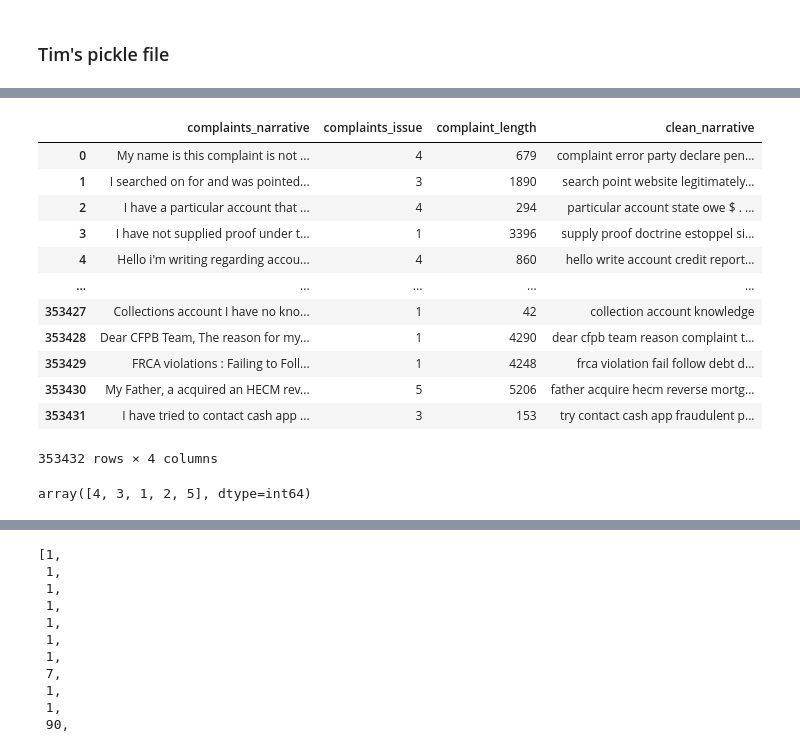
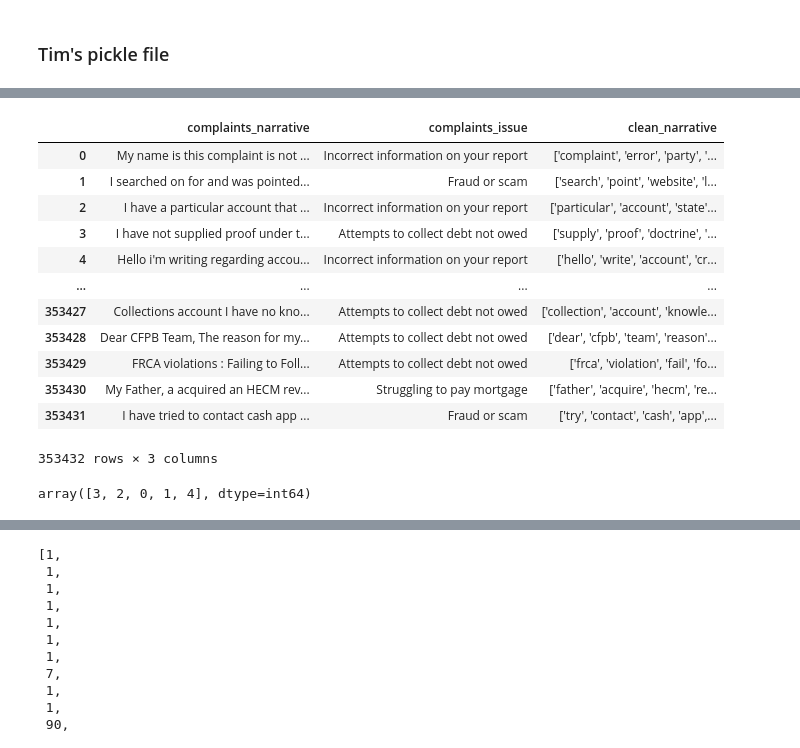
Before and after one commit to nss-data-science-cohort-6/cfpb_text_classification-gambinos, a Jupyter notebook: complaints_classification.ipynb, the cells around one changed output, grey strips where cells are left out. Drawn from its saved outputs; the diff is of its cells as text; code cells hidden in the pictures.

```diff
--- a/complaints_classification.ipynb
+++ b/complaints_classification.ipynb
@@ -152,19 +128,21 @@ complaints_proc = pd.read_csv('complaints_proc.csv')
+# %%
+complaints_proc_b = pd.read_csv('complaints_procb.csv')
 # %%
-complaints_proc
+complaints_proc_b
 # %% [output]
-|  | complaints_narrative | complaints_issue | complaint_length | clean_narrative |
-| 0 | My name is this complaint is not ... | 4 | 679 | complaint error party declare pen... |
-| 1 | I searched on for and was pointed... | 3 | 1890 | search point website legitimately... |
-| 2 | I have a particular account that ... | 4 | 294 | particular account state owe $ . ... |
-| 3 | I have not supplied proof under t... | 1 | 3396 | supply proof doctrine estoppel si... |
-| 4 | Hello i'm writing regarding accou... | 4 | 860 | hello write account credit report... |
-| ... | ... | ... | ... | ... |
-| 353427 | Collections account I have no kno... | 1 | 42 | collection account knowledge |
-| 353428 | Dear CFPB Team, The reason for my... | 1 | 4290 | dear cfpb team reason complaint t... |
-| 353429 | FRCA violations : Failing to Foll... | 1 | 4248 | frca violation fail follow debt d... |
-| 353430 | My Father, a acquired an HECM rev... | 5 | 5206 | father acquire hecm reverse mortg... |
-| 353431 | I have tried to contact cash app ... | 3 | 153 | try contact cash app fraudulent p... |
+|  | complaints_narrative | complaints_issue | clean_narrative |
+| 0 | My name is this complaint is not ... | Incorrect information on your report | ['complaint', 'error', 'party', '... |
+| 1 | I searched on for and was pointed... | Fraud or scam | ['search', 'point', 'website', 'l... |
+| 2 | I have a particular account that ... | Incorrect information on your report | ['particular', 'account', 'state'... |
+| 3 | I have not supplied proof under t... | Attempts to collect debt not owed | ['supply', 'proof', 'doctrine', '... |
+| 4 | Hello i'm writing regarding accou... | Incorrect information on your report | ['hello', 'write', 'account', 'cr... |
+| ... | ... | ... | ... |
+| 353427 | Collections account I have no kno... | Attempts to collect debt not owed | ['collection', 'account', 'knowle... |
+| 353428 | Dear CFPB Team, The reason for my... | Attempts to collect debt not owed | ['dear', 'cfpb', 'team', 'reason'... |
+| 353429 | FRCA violations : Failing to Foll... | Attempts to collect debt not owed | ['frca', 'violation', 'fail', 'fo... |
+| 353430 | My Father, a acquired an HECM rev... | Struggling to pay mortgage | ['father', 'acquire', 'hecm', 're... |
+| 353431 | I have tried to contact cash app ... | Fraud or scam | ['try', 'contact', 'cash', 'app',... |
-353432 rows × 4 columns
+353432 rows × 3 columns
 # %%
 # remove double x-s or more
 complaints_proc['clean_narrative'] = complaints_proc['clean_narrative'].str.replace(r'[xX][xX]+','', regex=True)
@@ -188,5 +177,5 @@ complaints_proc['complaints_issue'] = complaints_proc['complaints_issue'].replac
 # %%
-complaints_proc['complaints_issue'].unique()
+complaints_proc_b['complaints_issue'].unique()
 # %% [output]
-array([4, 3, 1, 2, 5], dtype=int64)
+array([3, 2, 0, 1, 4], dtype=int64)
 # %%
```
Also changed, not shown: parts of 38 cells of this notebook.
